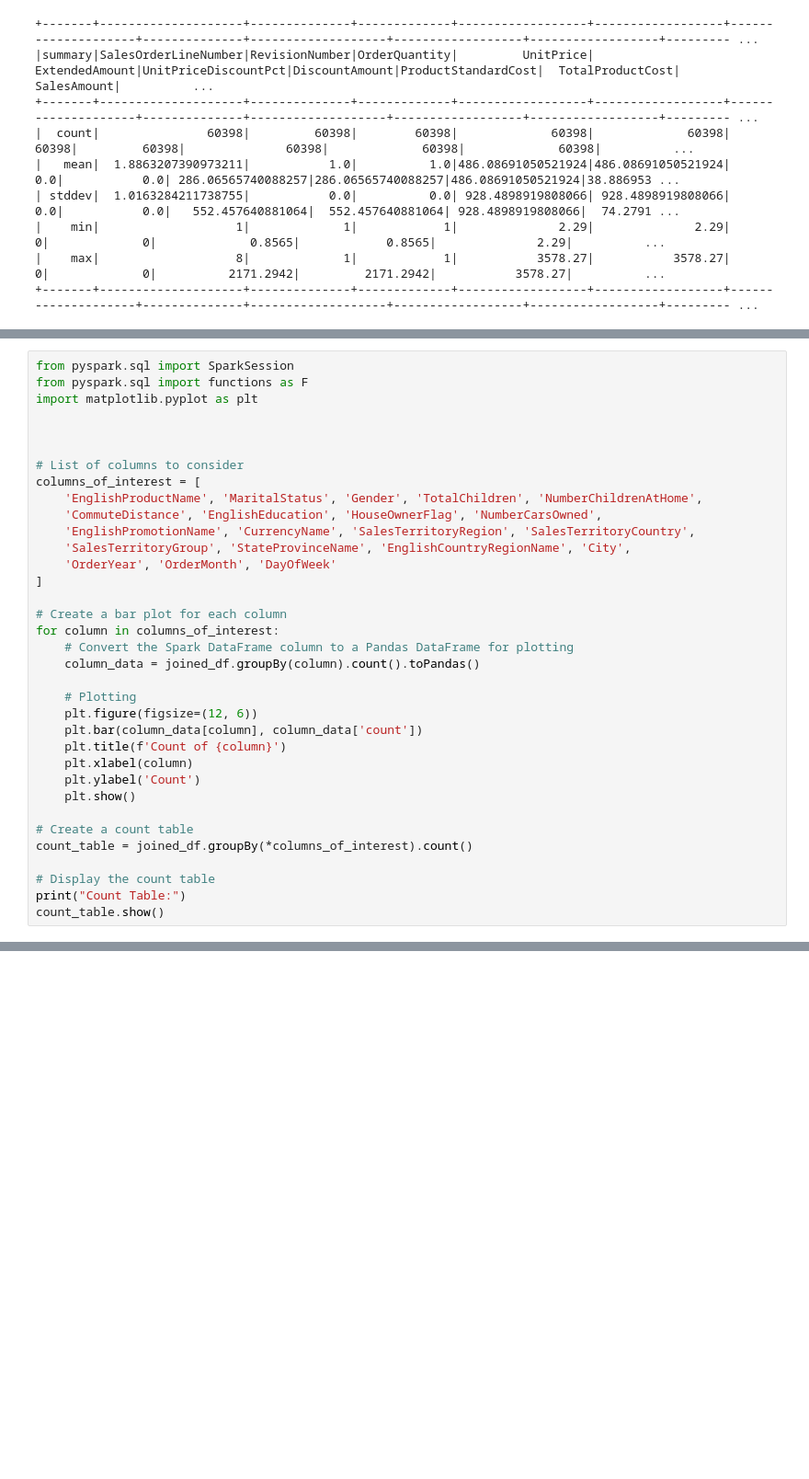
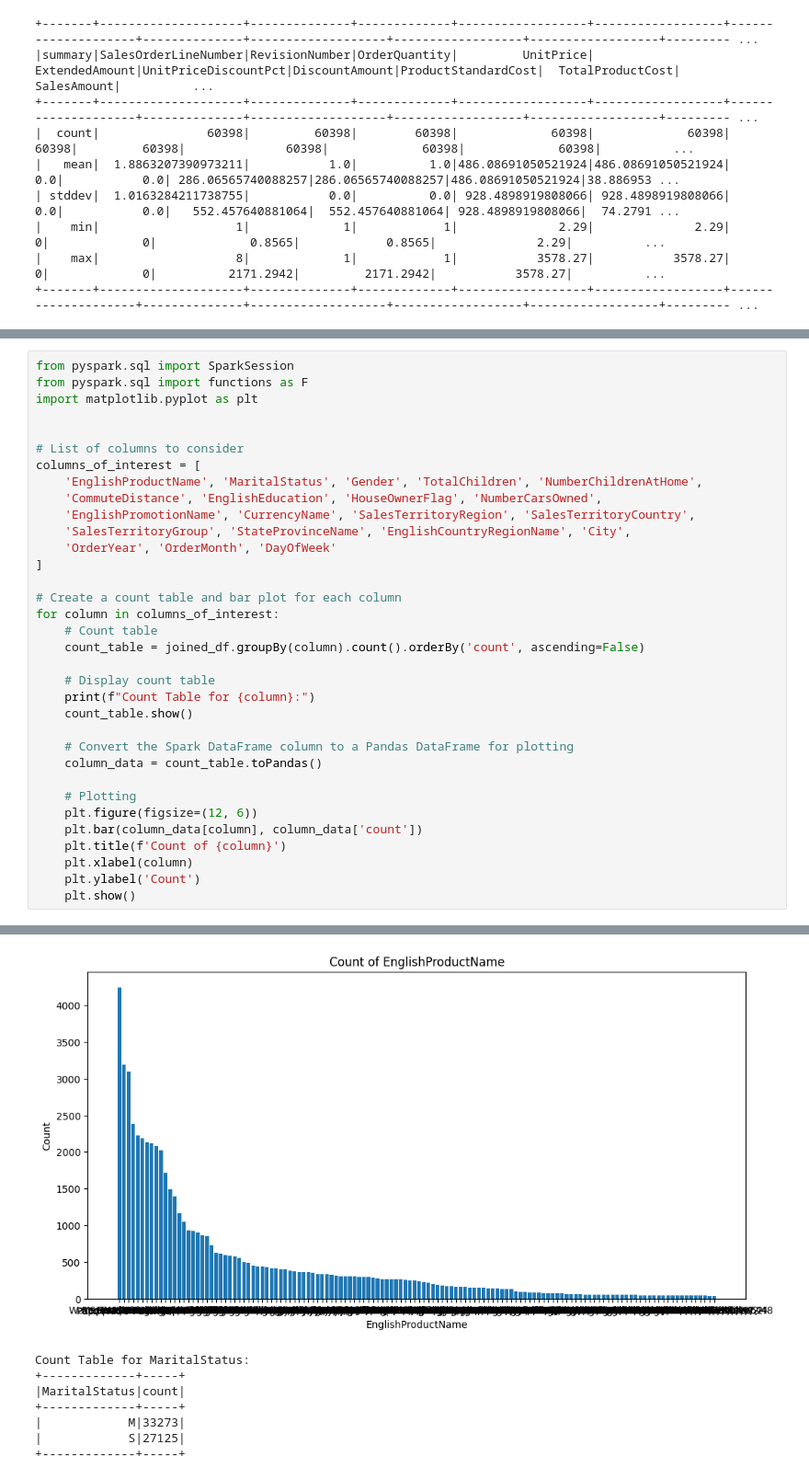
Before and after one commit to robertnesterodhiambo/MachineLEarning-School, a Jupyter notebook: dimanalysis.ipynb, the cells around one changed output, grey strips where cells are left out. Shown at 92% size. Saved outputs shown, nothing was run; the diff lists cells and outputs as text; blank space fills up the shorter version.

Commit message:
visualition2

```diff
--- a/dimanalysis.ipynb
+++ b/dimanalysis.ipynb
@@ -341,7 +411,6 @@ We created a barplot of the count of the content of the following columns  'Engl
 from pyspark.sql import SparkSession
 from pyspark.sql import functions as F
 import matplotlib.pyplot as plt
-
 
 
 # List of columns to consider
@@ -353,10 +422,17 @@ columns_of_interest = [
     'OrderYear', 'OrderMonth', 'DayOfWeek'
 ]
 
-# Create a bar plot for each column
+# Create a count table and bar plot for each column
 for column in columns_of_interest:
+    # Count table
+    count_table = joined_df.groupBy(column).count().orderBy('count', ascending=False)
+
+    # Display count table
+    print(f"Count Table for {column}:")
+    count_table.show()
+
     # Convert the Spark DataFrame column to a Pandas DataFrame for plotting
-    column_data = joined_df.groupBy(column).count().toPandas()
+    column_data = count_table.toPandas()
 
     # Plotting
     plt.figure(figsize=(12, 6))
@@ -365,10 +441,4 @@ for column in columns_of_interest:
     plt.xlabel(column)
     plt.ylabel('Count')
     plt.show()
-
-# Create a count table
-count_table = joined_df.groupBy(*columns_of_interest).count()
-
-# Display the count table
-print("Count Table:")
-count_table.show()
+# %% [output]
@@ -374,0 +462,8 @@ count_table.show()
+[figure, added]
+Count Table for MaritalStatus:
++-------------+-----+
+|MaritalStatus|count|
++-------------+-----+
+|            M|33273|
+|            S|27125|
++-------------+-----+
```
Also changed, not shown: parts of 7 cells of this notebook.
